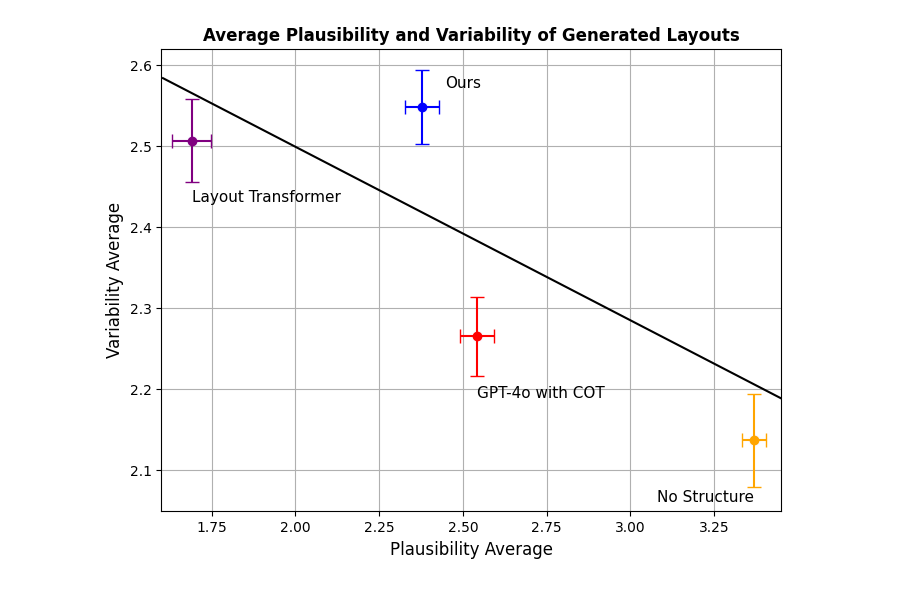
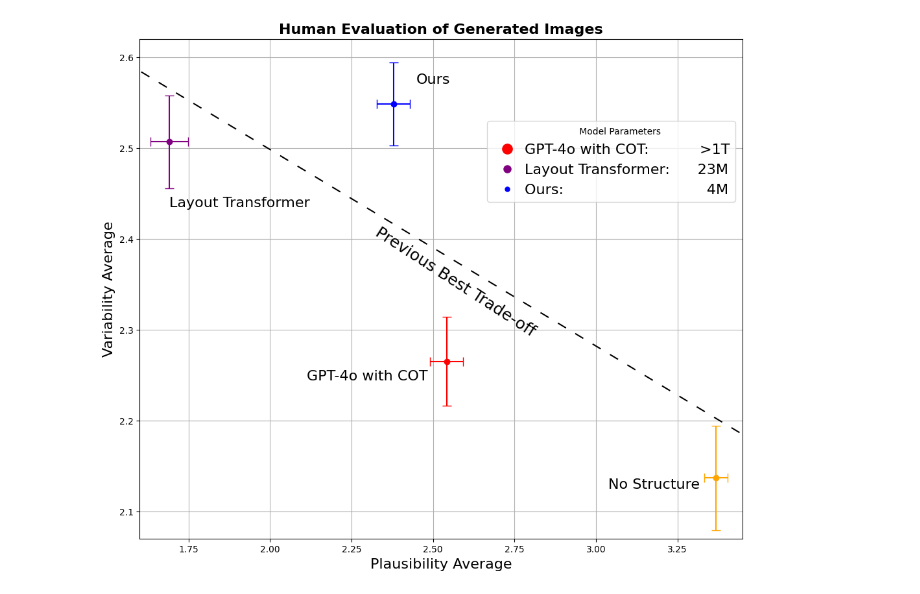
Before and after one commit to hevra01/flow_layout_visuals, a Jupyter notebook: model_comparison_graph.ipynb, the cells around one changed output. Saved outputs shown, nothing was run; the diff lists cells and outputs as text; code cells hidden in the pictures.

```diff
--- a/model_comparison_graph.ipynb
+++ b/model_comparison_graph.ipynb
@@ -1,5 +1,7 @@
 # %%
 import matplotlib.pyplot as plt
+from matplotlib.lines import Line2D
+import numpy as np
 
 # Sample data (replace with your actual data)
 models = ['Layout Transformer', 'Ours', 'GPT-4o with COT', 'No Structure']
@@ -10,56 +12,74 @@ plausibility_se = [0.057260768175959945, 0.051472873417945264, 0.050542661518895
 variability_se = [0.05131529264516826, 0.0457832554705482, 0.04890083503036187, 0.05727112257919764]  # Y-axis data: Variability Standard Error
 
 # Create a figure and axis
-fig, ax = plt.subplots(figsize=(8, 6))
+fig, ax = plt.subplots(figsize=(12, 10))
 
 # Scatter plot with circle sizes proportional to the log of model size
 scatter = ax.scatter(plausibility_avg, variability_avg, s=70, c='blue', alpha=0.01)
 
-# Add text annotations for the models (adjusting the position to avoid overlap)
-ax.text(plausibility_avg[0], variability_avg[0]-0.06, models[0], fontsize=11, ha='left', va='top')
-ax.text(plausibility_avg[1]+0.07, variability_avg[1]+0.02, models[1], fontsize=11, ha='left', va='bottom')
-ax.text(plausibility_avg[2], variability_avg[2]-0.06, models[2], fontsize=11, ha='left', va='top')
-ax.text(plausibility_avg[3], variability_avg[3]-0.06, models[3], fontsize=11, ha='right', va='top')
+
 
 # Draw a line between two points (for example, between "Ours" and "Layout Transformer")
 x1, y1 = plausibility_avg[0] - 0.0855, variability_avg[0] + 0.077  # Coordinates of "Ours"
-x2, y2 = plausibility_avg[3] + 0.09, variability_avg[3] + 0.05  # Coordinates of "Layout Transformer"
+x2, y2 = plausibility_avg[3] + 0.09, variability_avg[3] + 0.046  # Coordinates of "Layout Transformer"
 
 # Plot the line between "Ours" and "Layout Transformer"
-ax.plot([x1, x2], [y1, y2], color='black', linestyle='-')
+ax.plot([x1, x2], [y1, y2], color='black', linestyle='--', dashes=(7, 8))
+
 
 # Plot error bars for each model (both x and y errors)
 for i in range(len(models)):
     ax.errorbar(plausibility_avg[i], variability_avg[i],
                 xerr=plausibility_se[i], yerr=variability_se[i],
                 fmt='o', color=colors[i], capsize=5, linestyle='None')
 
 # Customize the plot
-ax.set_title('Average Plausibility and Variability of Generated Layouts', fontsize=12, fontweight='bold')
-ax.set_xlabel('Plausibility Average', fontsize=12)
-ax.set_ylabel('Variability Average', fontsize=12)
+ax.set_title('Human Evaluation of Generated Images', fontsize=16, fontweight='bold')
+ax.set_xlabel('Plausibility Average', fontsize=16)
+ax.set_ylabel('Variability Average', fontsize=16)
 
-# # Creating the legend labels
-# most_plausible_label = f"Most Plausible: {max(plausibility_avg):.2f}"
-# least_plausible_label = f"Least Plausible: {min(plausibility_avg):.2f}"
-# most_variable_label = f"Most Variable: {max(variability_avg):.2f}"
-# least_variable_label = f"Least Variable: {min(variability_avg):.2f}"
+# Create custom legend handles with colors
+legend_elements = [
+    Line2D([0], [0], marker='o', color='red', markersize=11, linestyle='None', label="GPT-4o with COT:           >1T"),
+    Line2D([0], [0], marker='o', color='purple', markersize=8, linestyle='None', label="Layout Transformer:      23M"),
+    Line2D([0], [0], marker='o', color='blue', markersize=5, linestyle='None', label="Ours:                               4M")
+]
 
-# # Add the legend with the above labels
-# ax.legend([most_plausible_label, least_plausible_label, most_variable_label, least_variable_label],
-#           loc='lower left', fontsize=10, frameon=True)
+# Display the custom legend in the top right
+plt.legend(handles=legend_elements, loc="upper right", title="      Model Parameters", frameon=True,
+            bbox_to_anchor=(1, 0.85),labelspacing=0.5, handletextpad=0.2, fontsize=16)  # Reduce space between marker and text)
 
+# Add text annotations for the models (adjusting the position to avoid overlap)
+ax.text(plausibility_avg[0], variability_avg[0]-0.06, models[0], fontsize=16, ha='left', va='top')
+ax.text(plausibility_avg[1]+0.07, variability_avg[1]+0.02, models[1], fontsize=16, ha='left', va='bottom')
+
+ax.text(plausibility_avg[3]-0.05, variability_avg[3]+0.0002, models[3], fontsize=16, ha='right', va='top')
 # Limit the axes to avoid excessive empty space
 ax.set_xlim(1.6, 3.45)
-ax.set_ylim(2.05, 2.62)
-
+ax.set_ylim(2.07, 2.62)
 # Show grid
 ax.grid(True)
 
 
+# Calculate the slope angle for the text rotation
+angle = np.degrees(np.arctan2(y2 - y1-0.8, x2 - x1))
+
+# Add the text along the line
+ax.text(
+    (x1 + x2) / 2 +0.05,  # X position: midpoint of the line
+    (y1 + y2) / 2 -0.023,  # Y position: midpoint, slightly below the line
+    "Previous Best Trade-off",
+    rotation=angle,        # Rotate text to match line slope
+    rotation_mode='anchor', # Ensures text rotation starts from anchor point
+    ha='center',            # Center horizontally
+    va='top',               # Align text just below the line
+    fontsize=18,             # Adjust font size as needed
+    color='black'
+)
+ax.text(plausibility_avg[2]-0.43, variability_avg[2]-0.009, models[2], fontsize=16, ha='left', va='top')
 # Show the plot without grid
 plt.show()
 # %% [output]
-[figure, old version]
+[figure, new version]
 # %%
 import matplotlib.pyplot as plt
```
Also changed, not shown: parts of 1 cell of this notebook, 3 other files.
